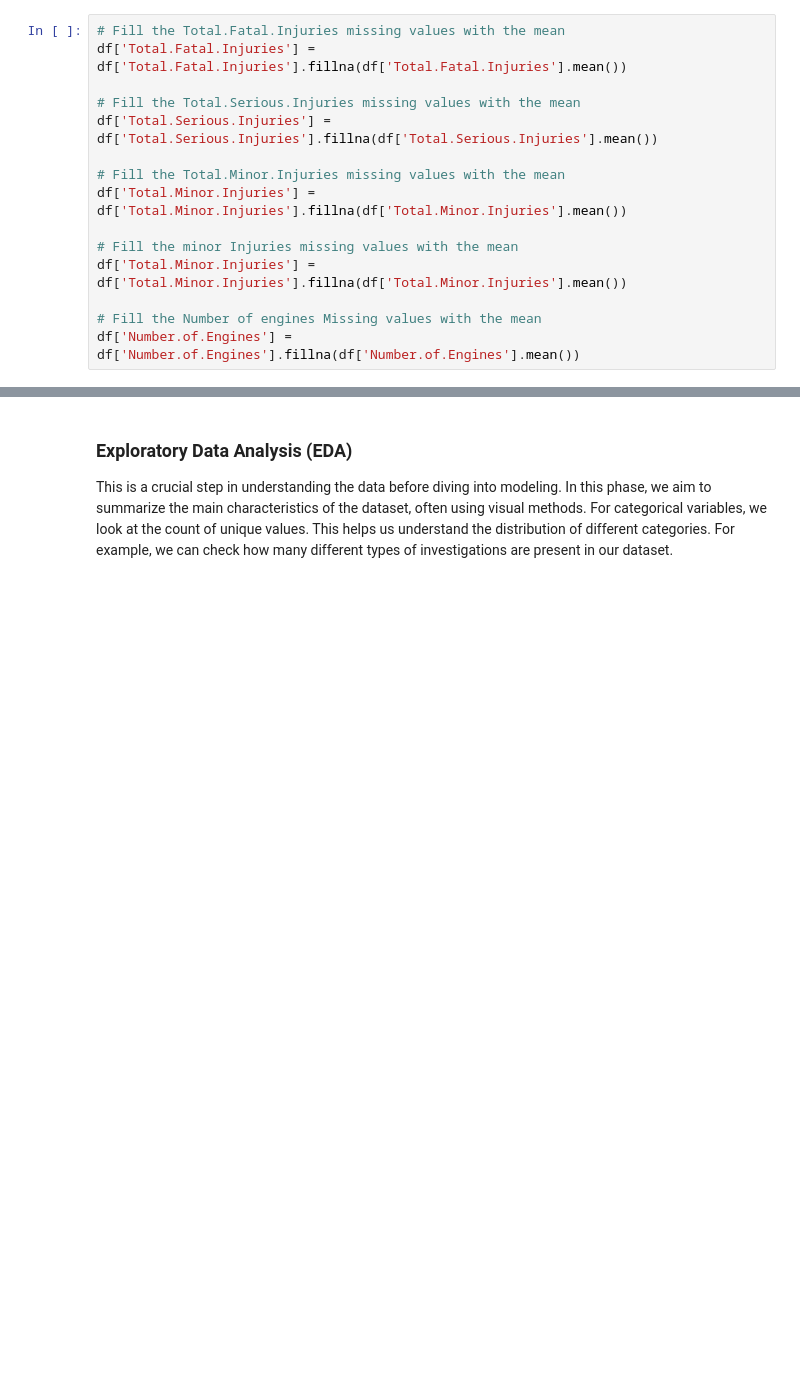
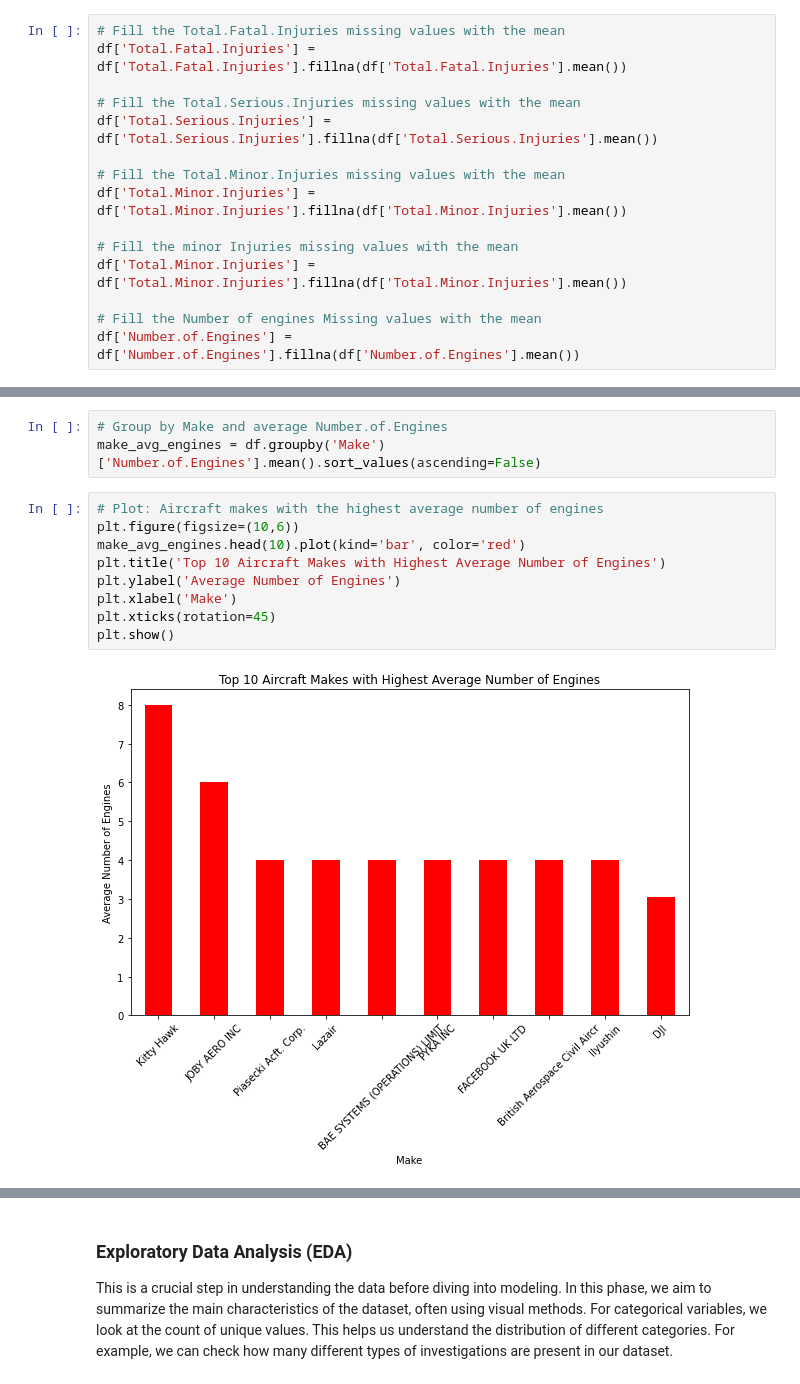
Before and after one commit to zaenhakeem/dsc-phase-1-project-v3, a Jupyter notebook: student.ipynb, the cells around one changed output, grey strips where cells are left out. Cells and saved outputs as stored; diff of their text form; blank space fills up the shorter version.

```diff
--- a/student.ipynb
+++ b/student.ipynb
@@ -211,0 +306,14 @@ df['Number.of.Engines'] = df['Number.of.Engines'].fillna(df['Number.of.Engines']
+# %%
+# Group by Make and average Number.of.Engines
+make_avg_engines = df.groupby('Make')['Number.of.Engines'].mean().sort_values(ascending=False)
+# %%
+# Plot: Aircraft makes with the highest average number of engines
+plt.figure(figsize=(10,6))
+make_avg_engines.head(10).plot(kind='bar', color='red')
+plt.title('Top 10 Aircraft Makes with Highest Average Number of Engines')
+plt.ylabel('Average Number of Engines')
+plt.xlabel('Make')
+plt.xticks(rotation=45)
+plt.show()
+# %% [output]
+[figure, added]
```
Also changed, not shown: parts of 39 cells of this notebook.
